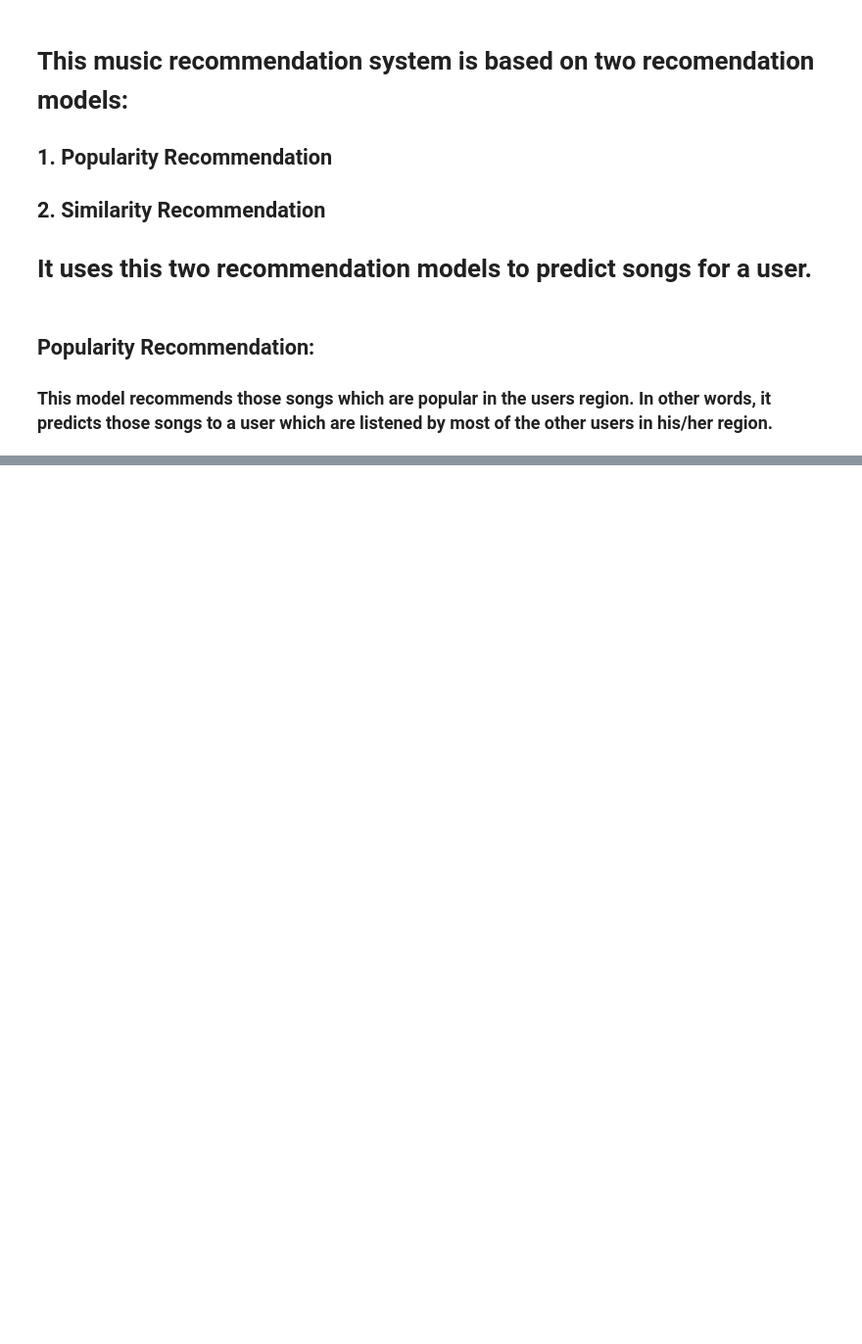
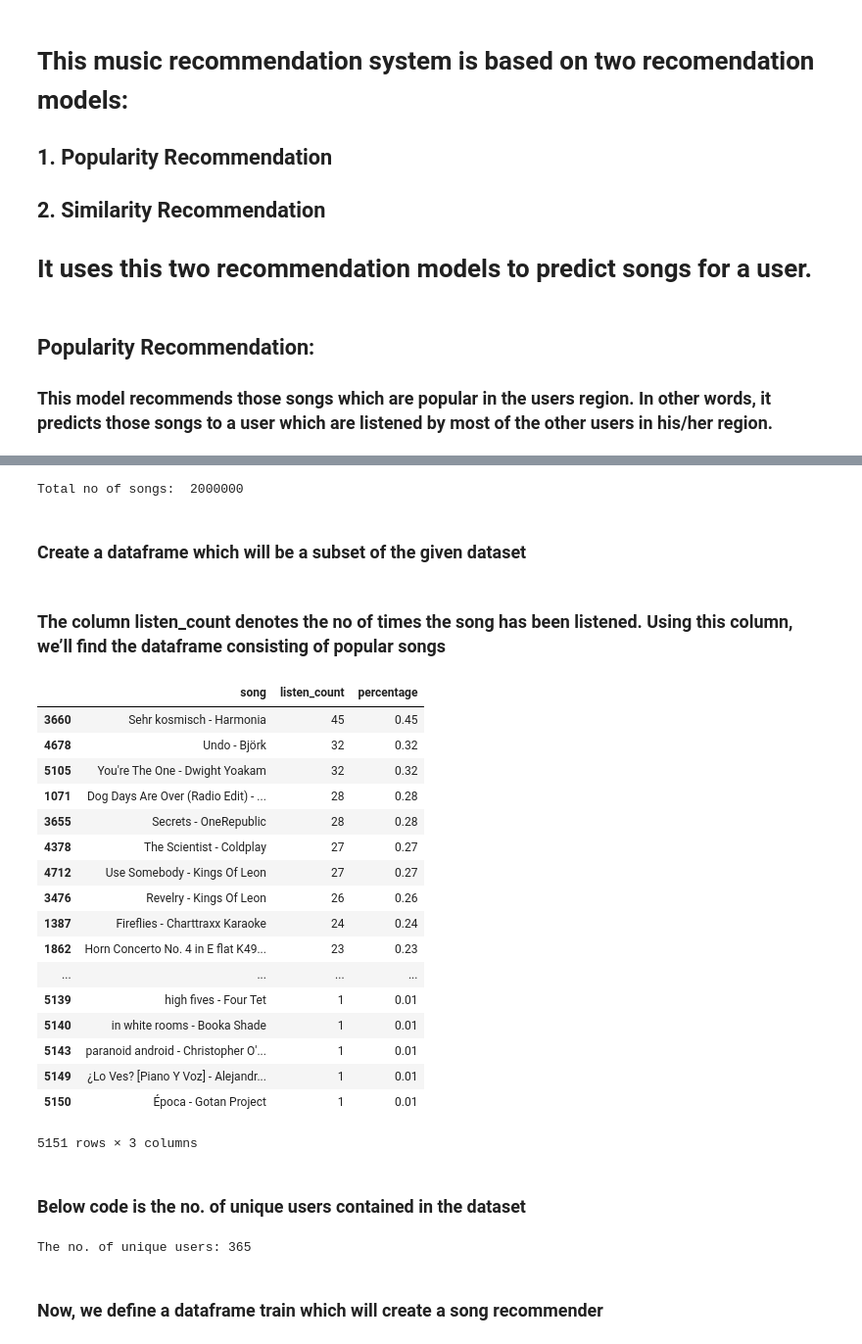
Before and after one commit to deepaksharma1234/AI---Music-Recommendation-System, a Jupyter notebook: code.ipynb, the cells around one changed output, grey strips where cells are left out. Shown at 98% size. Drawn from its saved outputs; the diff is of its cells as text; code cells hidden in the pictures; blank space fills up the shorter version.

Commit message:
This is final commit and contains all codes.

```diff
--- a/code.ipynb
+++ b/code.ipynb
@@ -49,0 +204,12 @@ class popularity_recommender():
+# %%
+#Read user_id, song_id, listen_count
+#This step might take time to download data from external sources
+triplets = 'https://static.turi.com/datasets/millionsong/10000.txt'
+songs_metadata = 'https://static.turi.com/datasets/millionsong/song_data.csv'
+song_df_a = pandas.read_csv(triplets,header=None, sep = '\t')
+song_df_a.columns = ['user_id', 'song_id', 'listen_count']
+#Read song  metadata
+song_df_b =  pandas.read_csv(songs_metadata)
+#Merge the two dataframes above to create input dataframe for recommender systems
+song_df1 = pandas.merge(song_df_a, song_df_b.drop_duplicates(['song_id']), on="song_id", how="left")
+song_df1.head()
@@ -49,0 +223,45 @@ class popularity_recommender():
+# %%
+print("Total no of songs: ", len(song_df1))
+# %% [output]
+Total no of songs:  2000000
+# %% [markdown]
+### Create a dataframe which will be a subset of the given dataset
+# %%
+song_df1 = song_df1.head(10000)
+#Merge song title and artist_name columns to make a new column
+song_df1['song'] = song_df1['title'].map(str) + " - " + song_df1['artist_name']
+# %% [markdown]
+### The column listen_count denotes the no of times the song has been listened. Using this column, we’ll find the dataframe consisting of popular songs
+# %%
+song_gr = song_df1.groupby(['song']).agg({'listen_count': 'count'}).reset_index()
+grouped_sum = song_gr['listen_count'].sum()
+song_gr['percentage']  = song_gr['listen_count'].div(grouped_sum)*100
+song_gr.sort_values(['listen_count', 'song'], ascending = [0,1])
+# %% [output]
+|  | song | listen_count | percentage |
+| 3660 | Sehr kosmisch - Harmonia | 45 | 0.45 |
+| 4678 | Undo - Björk | 32 | 0.32 |
+| 5105 | You're The One - Dwight Yoakam | 32 | 0.32 |
+| 1071 | Dog Days Are Over (Radio Edit) - ... | 28 | 0.28 |
+| 3655 | Secrets - OneRepublic | 28 | 0.28 |
+| 4378 | The Scientist - Coldplay | 27 | 0.27 |
+| 4712 | Use Somebody - Kings Of Leon | 27 | 0.27 |
+| 3476 | Revelry - Kings Of Leon | 26 | 0.26 |
+| 1387 | Fireflies - Charttraxx Karaoke | 24 | 0.24 |
+| 1862 | Horn Concerto No. 4 in E flat K49... | 23 | 0.23 |
+| ... | ... | ... | ... |
+| 5139 | high fives - Four Tet | 1 | 0.01 |
+| 5140 | in white rooms - Booka Shade | 1 | 0.01 |
+| 5143 | paranoid android - Christopher O'... | 1 | 0.01 |
+| 5149 | ¿Lo Ves? [Piano Y Voz] - Alejandr... | 1 | 0.01 |
+| 5150 | Época - Gotan Project | 1 | 0.01 |
+5151 rows × 3 columns
+# %% [markdown]
+### Below code is the no. of unique users contained in the dataset
+# %%
+u = song_df1['user_id'].unique()
+print("The no. of unique users:", len(u))
+# %% [output]
+The no. of unique users: 365
+# %% [markdown]
+### Now, we define a dataframe train which will create a song recommender
```
Also changed, not shown: parts of 22 cells of this notebook.
